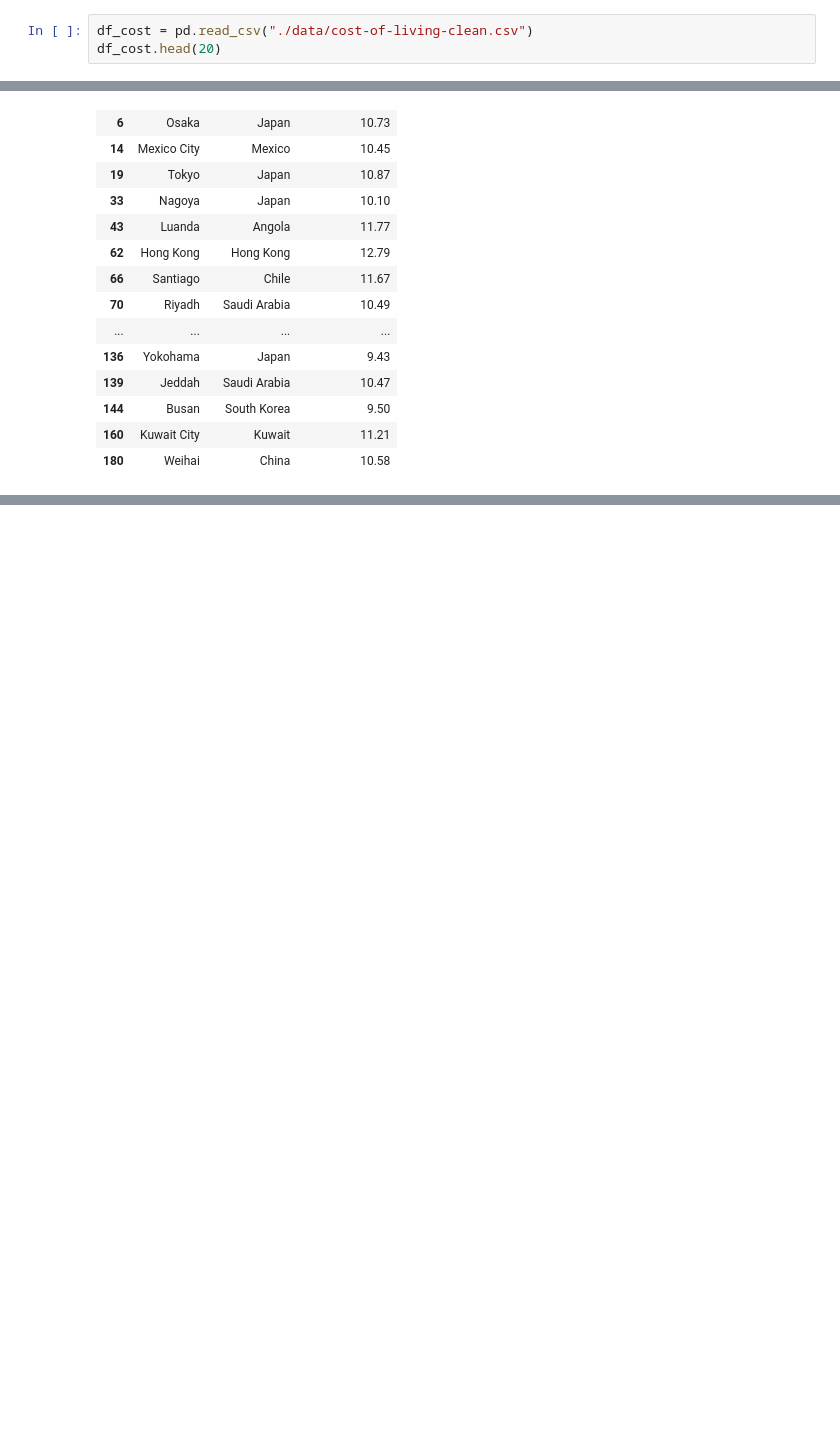
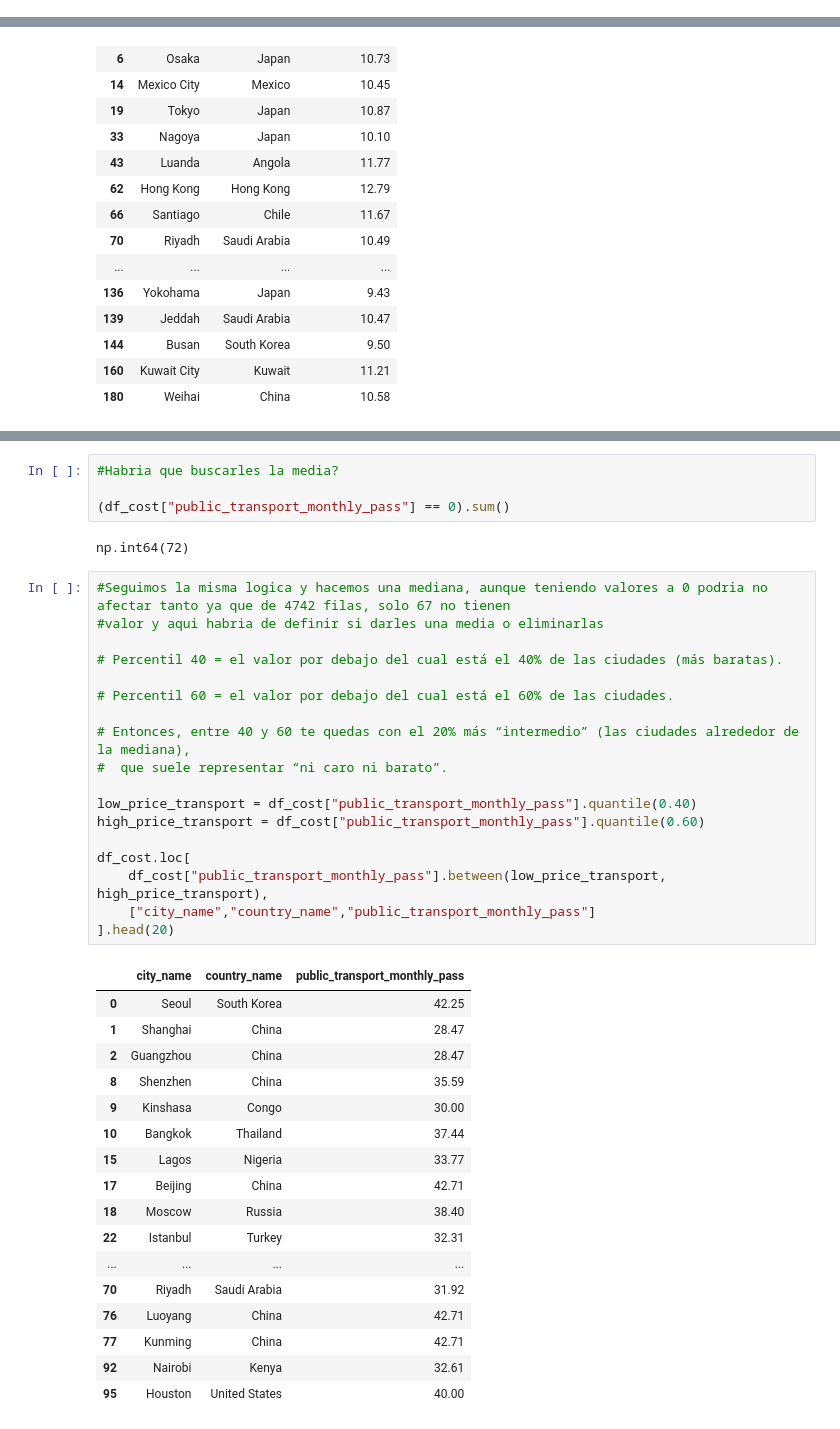
Before and after one commit to danielaaguirrej55-source/EDA-Nomadismo-Digital, a Jupyter notebook: src/notebooks/variables_agregadas_danielaaguirrej_EDA.ipynb, the cells around one changed output, grey strips where cells are left out. Cells and saved outputs as stored; diff of their text form; blank space fills up the shorter version.

```diff
--- a/src/notebooks/variables_agregadas_danielaaguirrej_EDA.ipynb
+++ b/src/notebooks/variables_agregadas_danielaaguirrej_EDA.ipynb
@@ -289,6 +288,3 @@ cappuccino + comida restaurante económico
 Costo estimado de una comida intermitente fuera de casa, calculado como la suma del precio de una comida en restaurante económico y un cappuccino. Esta variable aproxima un gasto típico en días en los que una persona nómada digital no puede cocinar (por falta de tiempo, alojamiento sin cocina, trabajo en coworking o necesidad de comer fuera mientras se mueve) y permite comparar ciudades en términos de accesibilidad para cubrir una comida básica fuera de casa.
 
 **Cálculo variable agregada**: `meal_inexpensive_restaurant + cappuccino_restaurant`
-# %%
-df_cost = pd.read_csv("./data/cost-of-living-clean.csv")
-df_cost.head(20)
@@ -400,0 +448,42 @@ df_cost.loc[
+# %%
+#Habria que buscarles la media?
+
+(df_cost["public_transport_monthly_pass"] == 0).sum()
+# %% [output]
+np.int64(72)
+# %%
+#Seguimos la misma logica y hacemos una mediana, aunque teniendo valores a 0 podria no afectar tanto ya que de 4742 filas, solo 67 no tienen
+#valor y aqui habria de definir si darles una media o eliminarlas
+
+# Percentil 40 = el valor por debajo del cual está el 40% de las ciudades (más baratas).
+
+# Percentil 60 = el valor por debajo del cual está el 60% de las ciudades.
+
+# Entonces, entre 40 y 60 te quedas con el 20% más “intermedio” (las ciudades alrededor de la mediana),
+#  que suele representar “ni caro ni barato”.
+
+low_price_transport = df_cost["public_transport_monthly_pass"].quantile(0.40)
+high_price_transport = df_cost["public_transport_monthly_pass"].quantile(0.60)
+
+df_cost.loc[
+    df_cost["public_transport_monthly_pass"].between(low_price_transport, high_price_transport),
+    ["city_name","country_name","public_transport_monthly_pass"]
+].head(20)
+# %% [output]
+|  | city_name | country_name | public_transport_monthly_pass |
+| 0 | Seoul | South Korea | 42.25 |
+| 1 | Shanghai | China | 28.47 |
+| 2 | Guangzhou | China | 28.47 |
+| 8 | Shenzhen | China | 35.59 |
+| 9 | Kinshasa | Congo | 30.00 |
+| 10 | Bangkok | Thailand | 37.44 |
+| 15 | Lagos | Nigeria | 33.77 |
+| 17 | Beijing | China | 42.71 |
+| 18 | Moscow | Russia | 38.40 |
+| 22 | Istanbul | Turkey | 32.31 |
+| ... | ... | ... | ... |
+| 70 | Riyadh | Saudi Arabia | 31.92 |
+| 76 | Luoyang | China | 42.71 |
+| 77 | Kunming | China | 42.71 |
+| 92 | Nairobi | Kenya | 32.61 |
+| 95 | Houston | United States | 40.00 |
```
Also changed, not shown: parts of 21 cells of this notebook.
